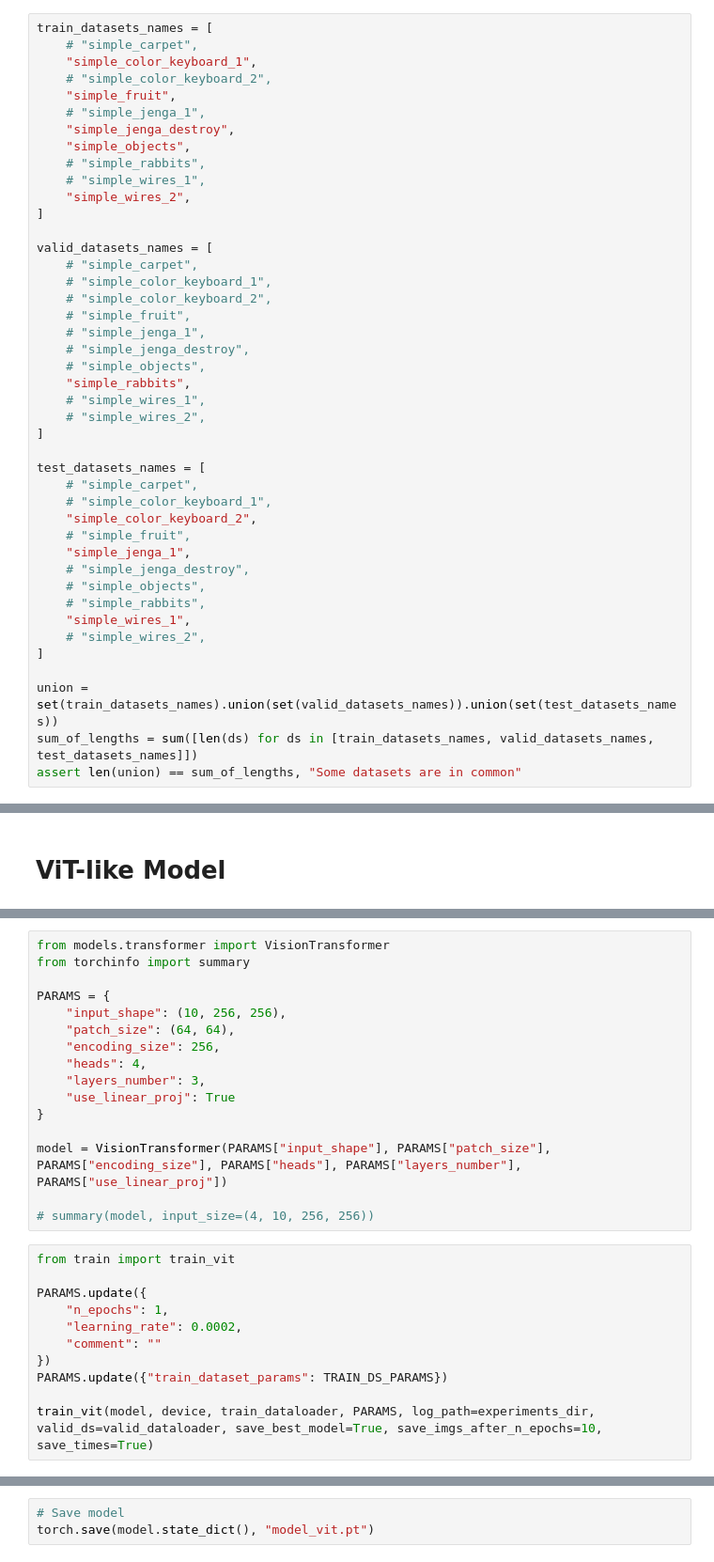
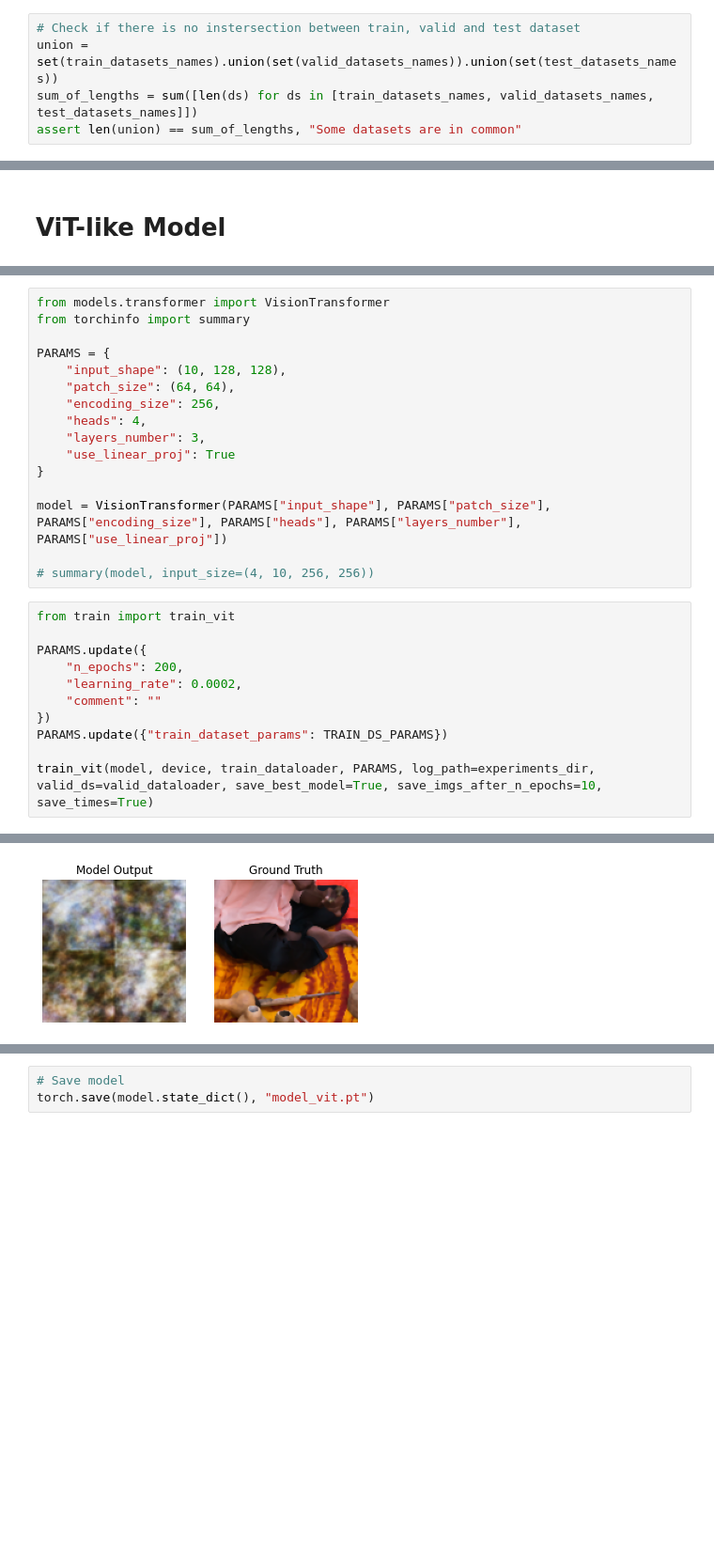
Before and after one commit to SkyLionx/evit, a Jupyter notebook: dataset.ipynb, the cells around one changed output, grey strips where cells are left out. Shown: that part at 94% size. Cells and saved outputs as stored; diff of their text form; blank space fills up the shorter version.

```diff
--- a/dataset.ipynb
+++ b/dataset.ipynb
@@ -254,43 +308,5 @@ for batch in dataset_generator_from_batches(batches_path):
 # %%
-train_datasets_names = [
-    # "simple_carpet",
-    "simple_color_keyboard_1",
-    # "simple_color_keyboard_2",
-    "simple_fruit",
-    # "simple_jenga_1",
-    "simple_jenga_destroy",
-    "simple_objects",
-    # "simple_rabbits",
-    # "simple_wires_1",
-    "simple_wires_2",
-]
-
-valid_datasets_names = [
-    # "simple_carpet",
-    # "simple_color_keyboard_1",
-    # "simple_color_keyboard_2",
-    # "simple_fruit",
-    # "simple_jenga_1",
-    # "simple_jenga_destroy",
-    # "simple_objects",
-    "simple_rabbits",
-    # "simple_wires_1",
-    # "simple_wires_2",
-]
-
-test_datasets_names = [
-    # "simple_carpet",
-    # "simple_color_keyboard_1",
-    "simple_color_keyboard_2",
-    # "simple_fruit",
-    "simple_jenga_1",
-    # "simple_jenga_destroy",
-    # "simple_objects",
-    # "simple_rabbits",
-    "simple_wires_1",
-    # "simple_wires_2",
-]
-
+# Check if there is no instersection between train, valid and test dataset
 union = set(train_datasets_names).union(set(valid_datasets_names)).union(set(test_datasets_names))
 sum_of_lengths = sum([len(ds) for ds in [train_datasets_names, valid_datasets_names, test_datasets_names]])
 assert len(union) == sum_of_lengths, "Some datasets are in common"
@@ -555,7 +581,7 @@ from models.transformer import VisionTransformer
 from torchinfo import summary
 
 PARAMS = {
-    "input_shape": (10, 256, 256),
+    "input_shape": (10, 128, 128),
     "patch_size": (64, 64),
     "encoding_size": 256,
     "heads": 4,
@@ -570,7 +596,7 @@ model = VisionTransformer(PARAMS["input_shape"], PARAMS["patch_size"], PARAMS["e
 from train import train_vit
 
 PARAMS.update({
-    "n_epochs": 1,
+    "n_epochs": 200,
     "learning_rate": 0.0002,
     "comment": ""
 })
@@ -582,0 +624 @@ Epoch 1/1 Step 110/110 Mean Loss: 42.00000 Elapsed Seconds: 32s - Valid Loss: 0.
+[figure, added]
```
Also changed, not shown: parts of 29 cells of this notebook, 3 other files.
